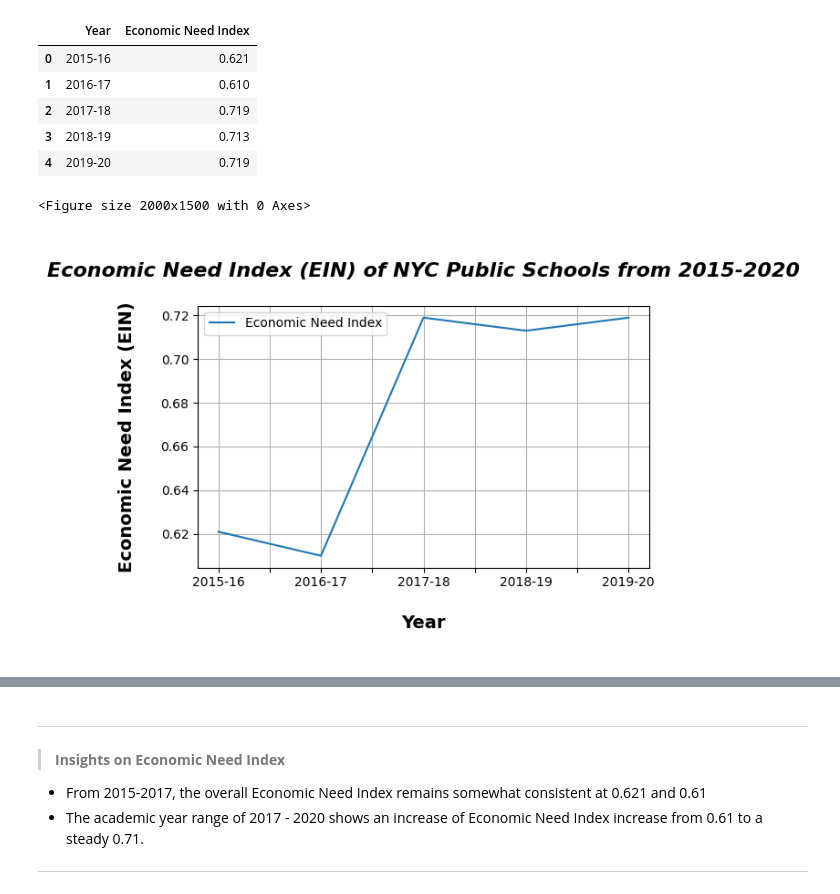
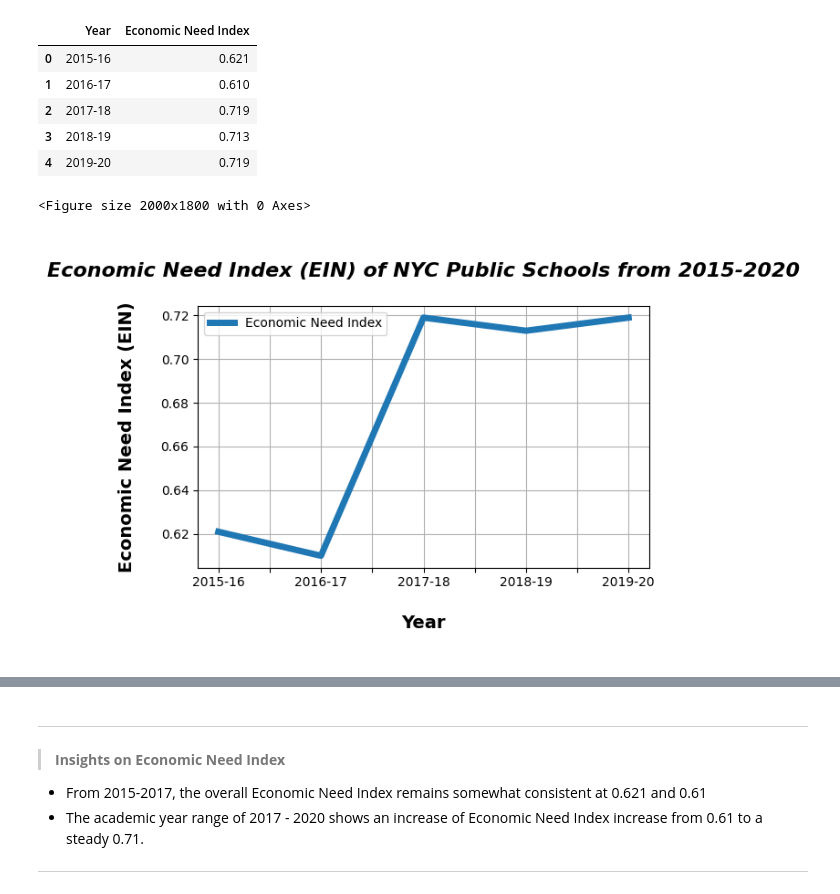
Before and after one commit to thetechleila/NYC-Public-Schools-EDA-Pre-and-Post-Pandemic, a Jupyter notebook: code/eda.ipynb, the cells around one changed output, grey strips where cells are left out. Drawn from its saved outputs; the diff is of its cells as text; code cells hidden in the pictures.

Commit message:
demo chart fix

```diff
--- a/code/eda.ipynb
+++ b/code/eda.ipynb
@@ -351,17 +351,17 @@ economic_need_index_df
 | 4 | 2019-20 | 0.719 |
 # %%
 #Visualize the ENI df
-plt.figure(figsize=(20, 15))
-economic_need_index_df.plot.line(x="Year", y="Economic Need Index")
+plt.figure(figsize=(20, 18))
+economic_need_index_df.plot.line(x="Year", y="Economic Need Index", linewidth=5.0)
 
 #Remove scientific notation from y axis
 plt.gcf().axes[0].yaxis.get_major_formatter().set_scientific(False)
 plt.grid()
 plt.title("\nEconomic Need Index (EIN) of NYC Public Schools from 2015-2020\n", fontsize=16, weight='bold', style='italic')
 plt.xlabel("\nYear\n", fontsize=14, weight='bold')
 plt.ylabel("\nEconomic Need Index (EIN)\n", fontsize=14, weight='bold')
 plt.tight_layout()
 plt.show()
 # %% [output]
-<Figure size 2000x1500 with 0 Axes>
+<Figure size 2000x1800 with 0 Axes>
-[figure, old version]
+[figure, new version]
```
Also changed, not shown: parts of 4 cells of this notebook, 4 other files.
